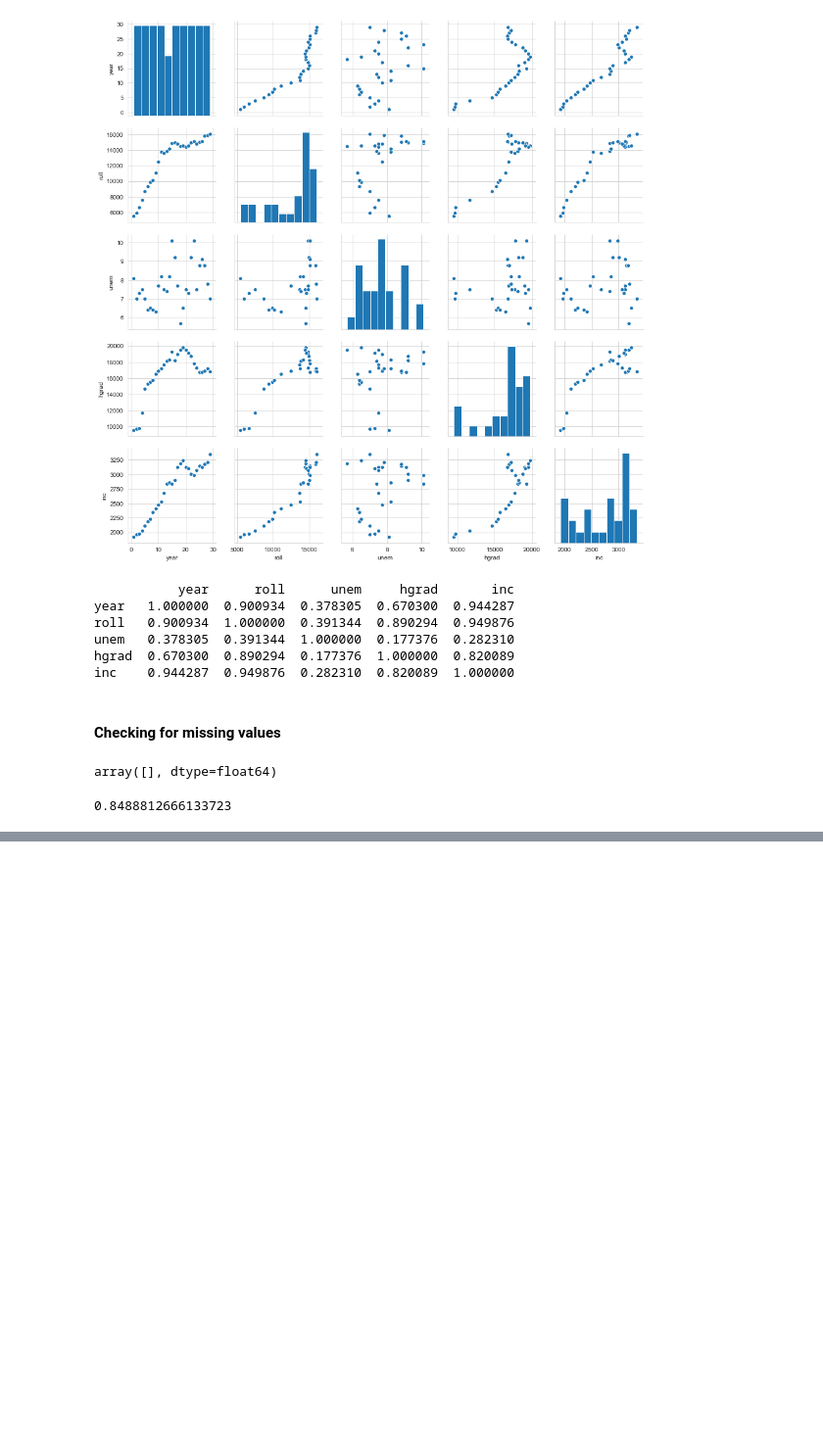
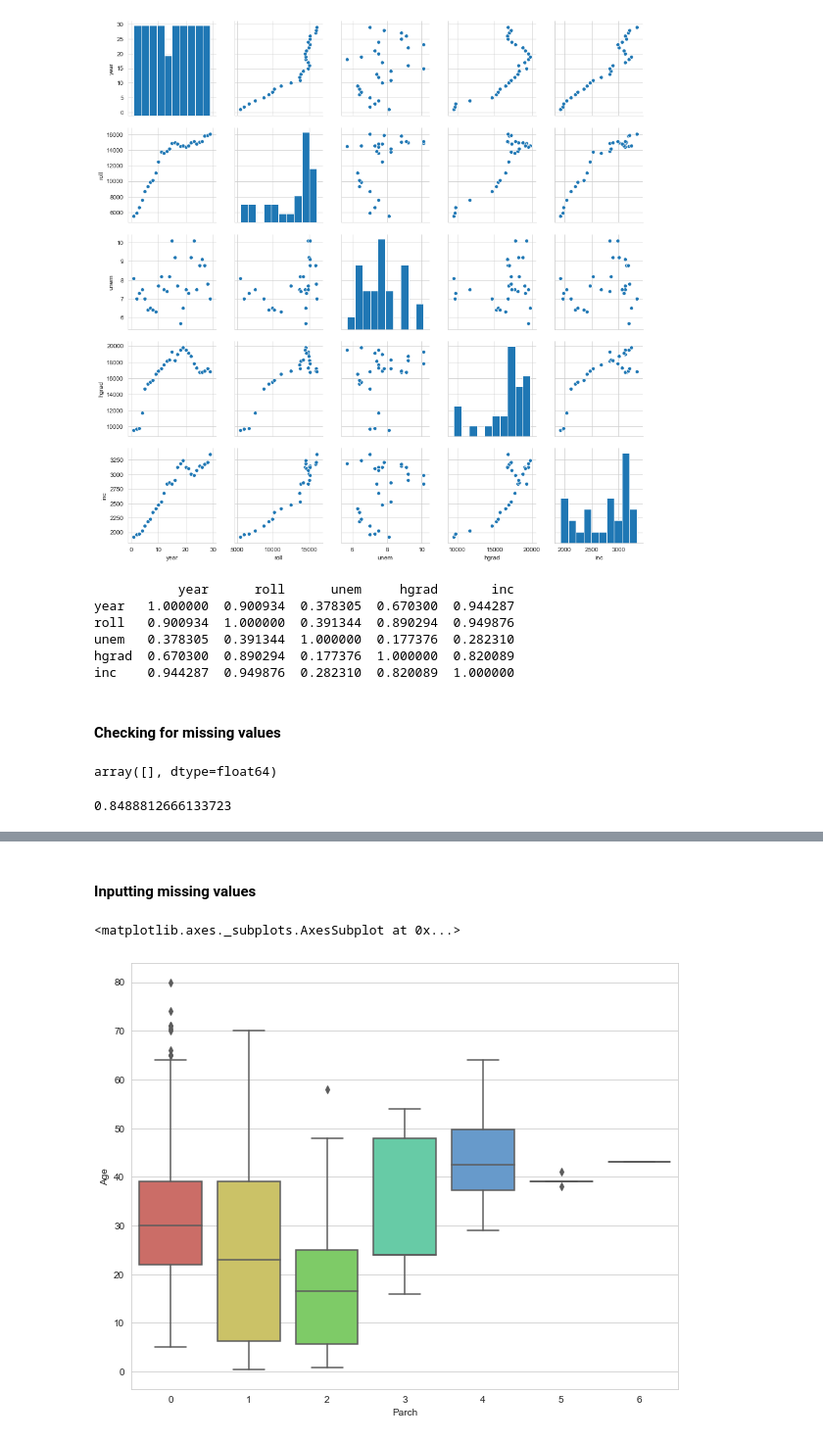
Before and after one commit to ivymorenomt/Summer_2020Challenge, a Jupyter notebook: PythonDataVisualization/Regression Models.ipynb, the cells around one changed output, grey strips where cells are left out. Shown at 98% size. Cells and saved outputs as stored; diff of their text form; code cells hidden in the pictures; blank space fills up the shorter version.

```diff
--- a/PythonDataVisualization/Regression Models.ipynb
+++ b/PythonDataVisualization/Regression Models.ipynb
@@ -171,0 +345,3 @@ print(LinReg.score(X,y))
+# %%
+titanic_data = titanic_training.drop(['Name', 'Ticket', 'Cabin'], axis=1)
+titanic_data.head()
@@ -171,0 +355,7 @@ print(LinReg.score(X,y))
+# %% [markdown]
+#### Inputting missing values
+# %%
+sb.boxplot(x='Parch', y='Age', data=titanic_data, palette='hls')
+# %% [output]
+<matplotlib.axes._subplots.AxesSubplot at 0x...>
+[figure, added]
```
Also changed, not shown: parts of 30 cells of this notebook.
